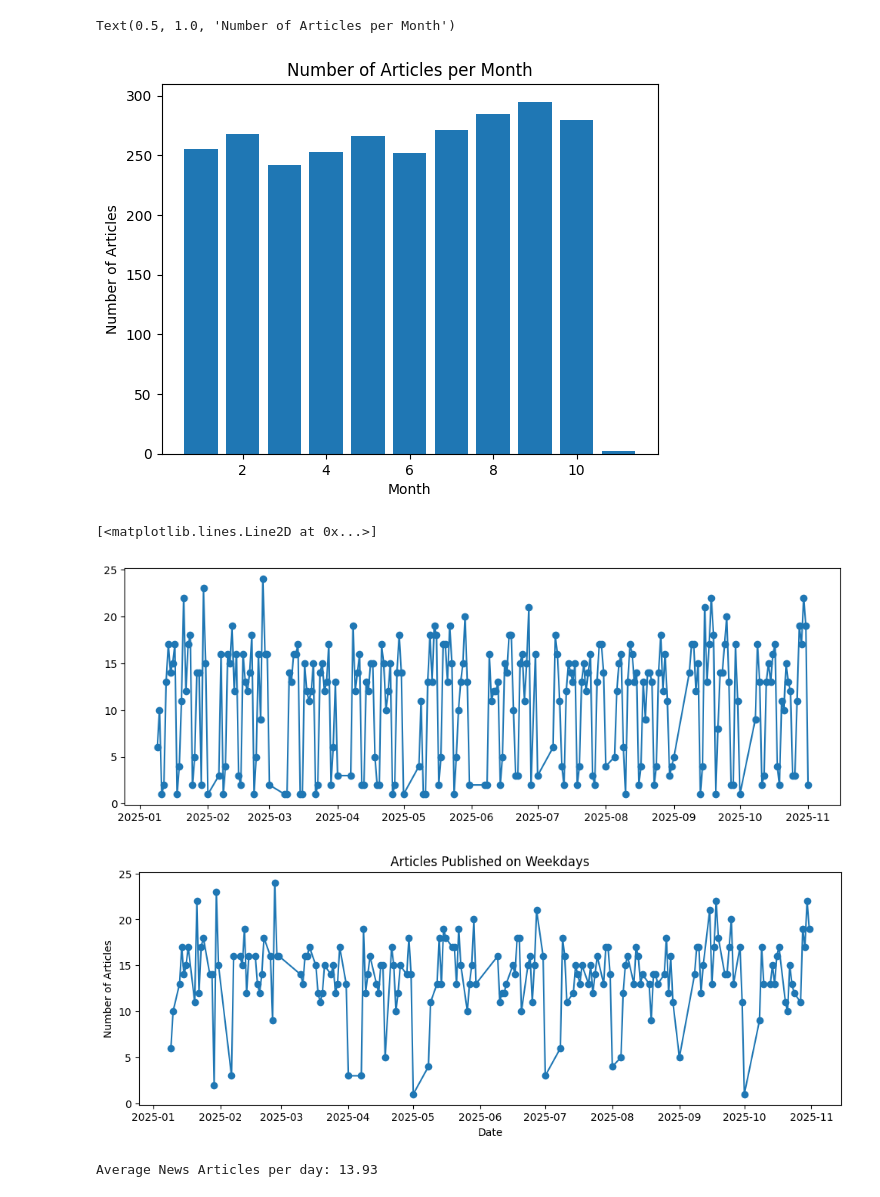
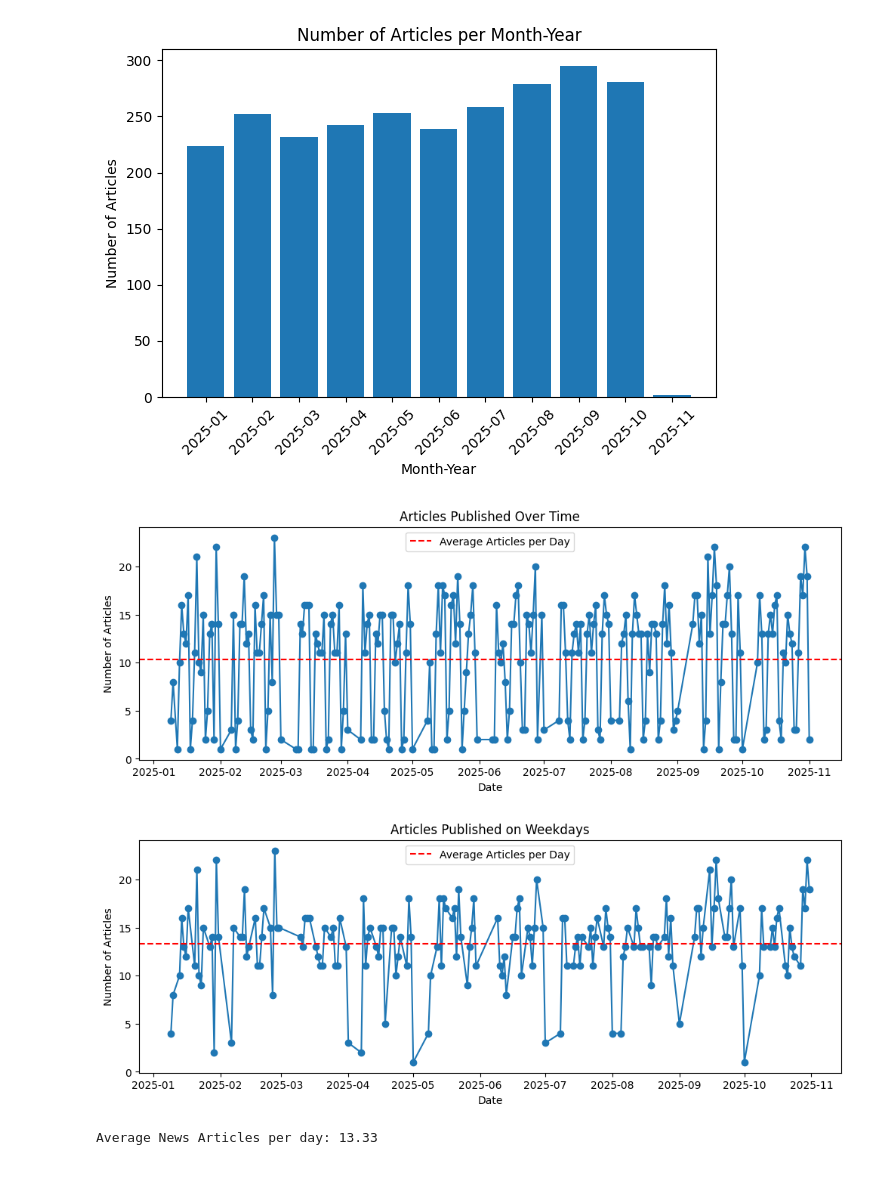
Before and after one commit to hrishikeshsathyian/st-sentiment-index, a Jupyter notebook: scripts/data_analysis.ipynb, the cells around one changed output. Cells and saved outputs as stored; diff of their text form; code cells hidden in the pictures.

```diff
--- a/scripts/data_analysis.ipynb
+++ b/scripts/data_analysis.ipynb
@@ -1,31 +1,59 @@
 # %%
 import pandas as pd
 import matplotlib.pyplot as plt
+from datetime import datetime, timedelta
+import re
 
 df = pd.read_csv("../dataset/st_business_articles.csv")
+def clean_text(text):
+    if pd.isna(text):
+        return ""
+    AD_TEXT = "Sign up now: Get ST's newsletters delivered to your inbox"
+    if AD_TEXT in text:
+        text = text.replace(AD_TEXT, "")
+    # Remove HTML entities
+    text = re.sub(r'&[a-z]+;', ' ', text)
+
+    # Remove URLs
+    text = re.sub(r'http\S+|www\.\S+', '', text)
+    text = text.strip()
+    text = ' '.join(text.split())
+    text = text.replace('\n', ' ').replace('\r', ' ')
+    return text
+
+df['title'] = df['title'].apply(clean_text)
+df['summary'] = df['summary'].apply(clean_text)
 # %%
 df['date'] = pd.to_datetime(df['date'], errors='coerce')
-df['date_only'] = df['date'].dt.normalize()
-test_article = df[df["date"].dt.month == 10]
-df["Month"] = df["date"].dt.month
 
-df_month_count = df["Month"].value_counts().sort_index()
+df['YearMonth'] = df['date'].dt.to_period('M')  # e.g., 2025-10
 
-plt.bar(df_month_count.index, df_month_count.values)
-plt.xlabel("Month")
+# Count articles per month-year
+df_month_count = df['YearMonth'].value_counts().sort_index()
+
+# Plot
+plt.bar(df_month_count.index.astype(str), df_month_count.values)
+plt.xlabel("Month-Year")
 plt.ylabel("Number of Articles")
-plt.title("Number of Articles per Month")
+plt.title("Number of Articles per Month-Year")
+plt.xticks(rotation=45)
+plt.tight_layout()
+plt.show()
 # %% [output]
-Text(0.5, 1.0, 'Number of Articles per Month')
-[figure, old version]
+[figure, new version]
 # %%
 df_date_count = df["date_only"].value_counts().sort_index().reset_index()
 
 plt.figure(figsize=(12, 4))
 plt.plot(df_date_count['date_only'], df_date_count['count'], marker='o')
+plt.title("Articles Published Over Time")
+plt.xlabel("Date")
+plt.ylabel("Number of Articles")
+plt.axhline(y=df_date_count["count"].mean(), color='r', linestyle='--', label='Average Articles per Day')
+plt.legend()
+plt.show()
 # %% [output]
-[<matplotlib.lines.Line2D at 0x...>]
-[figure, old version]
+[figure, new version]
 # %%
 df_weekdays = df[df['date'].dt.dayofweek < 5]
 df_weekdays_count = df_weekdays["date_only"].value_counts().sort_index().reset_index()
@@ -35,9 +63,11 @@ plt.plot(df_weekdays_count['date_only'], df_weekdays_count['count'], marker='o')
 plt.title("Articles Published on Weekdays")
 plt.xlabel("Date")
 plt.ylabel("Number of Articles")
+plt.axhline(y=df_weekdays_count["count"].mean(), color='r', linestyle='--', label='Average Articles per Day')
+plt.legend()
 plt.show()
 
 print("Average News Articles per day: " + str(round(df_weekdays_count["count"].mean(), 2)))
 # %% [output]
-[figure, old version]
+[figure, new version]
-Average News Articles per day: 13.93
+Average News Articles per day: 13.33
```
Also changed, not shown: parts of 2 cells of this notebook.
